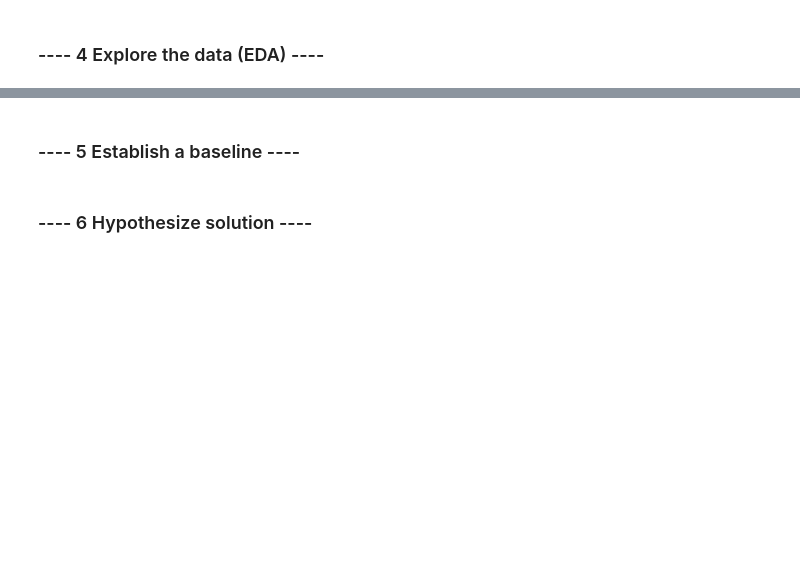
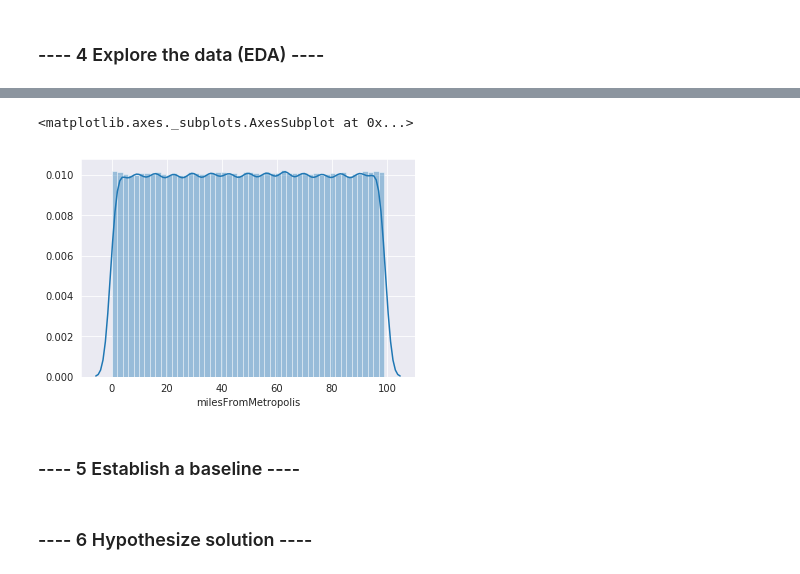
Before and after one commit to coutoreis/salary-prediction, a Jupyter notebook: Salary Prediction Notebook.ipynb, the cells around one changed output, grey strips where cells are left out. Cells and saved outputs as stored; diff of their text form; code cells hidden in the pictures; blank space fills up the shorter version.

```diff
--- a/Salary Prediction Notebook.ipynb
+++ b/Salary Prediction Notebook.ipynb
@@ -92,2 +86,0 @@ How many zeros exists in salary column?  5
-# %%
-df.dropna(subset = ['salary'], axis = 1, inplace = True)
@@ -97,3 +87,11 @@ df.dropna(subset = ['salary'], axis = 1, inplace = True)
+# %%
+# Cleaning
+
+# As there were only 5 entries (< 0,05%) with 'salary' == 0, those observations will be removed from the dataset
+df.drop(df[df['salary'] == 0].index, inplace = True)
+
+# The 'milesFromMetropolis' and 'yearsExperience' attributes may have ZEROES
+# E.g.: the person lives at the metropolis and is a novice
 # %% [markdown]
 ### ---- 4 Explore the data (EDA) ----
 # %%
@@ -109,5 +120,10 @@ sns.boxplot(x = df['yearsExperience'], y = df['salary'])
 # %%
-plt.scatter(x = df['yearsExperience'], y = df['salary'])
+#plt.scatter(x = df['yearsExperience'], y = df['salary'])
+sns.set_style('darkgrid')
+sns.distplot(df['milesFromMetropolis'])
+# %% [output]
+<matplotlib.axes._subplots.AxesSubplot at 0x...>
+[figure, added]
 # %% [markdown]
 ### ---- 5 Establish a baseline ----
 # %%
```
Also changed, not shown: parts of 5 cells of this notebook.
